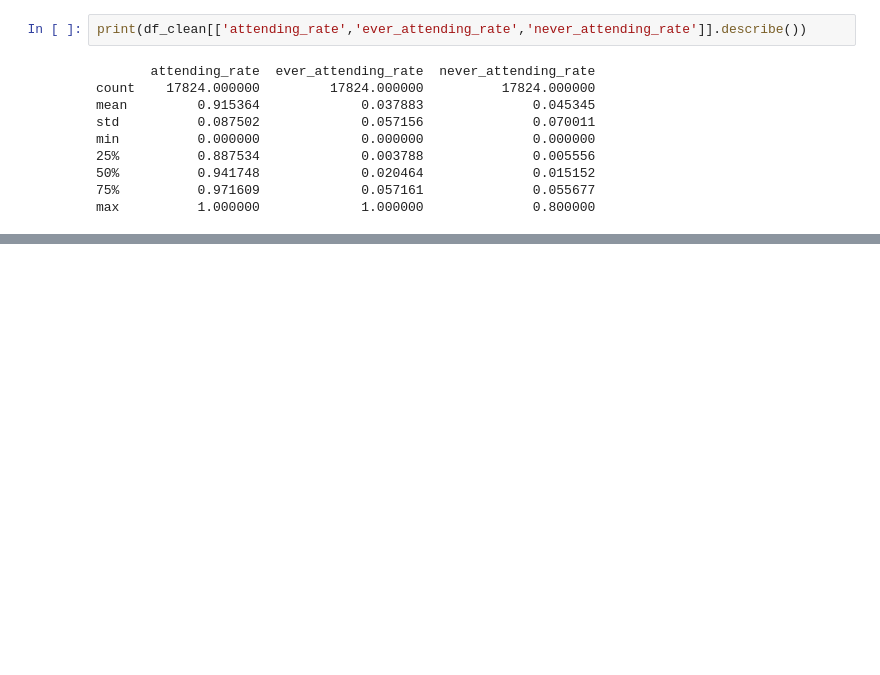
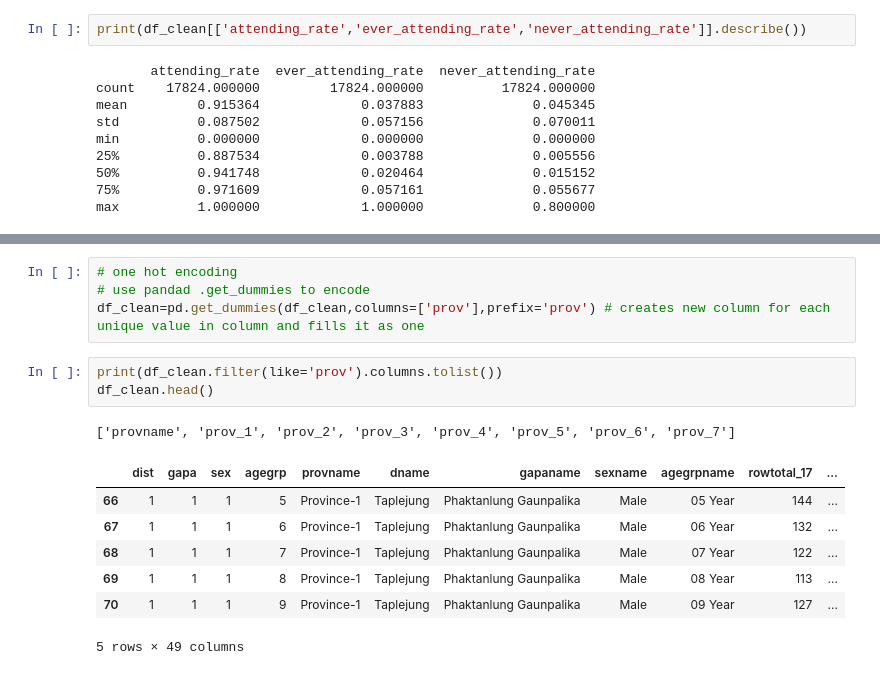
Before and after one commit to Prajit208/CSC61304-Group11-ML, a Jupyter notebook: notebooks/pre-processing.ipynb, the cells around one changed output, grey strips where cells are left out. Saved outputs shown, nothing was run; the diff lists cells and outputs as text; blank space fills up the shorter version.

Commit message:
Dropped unnecessary columns and exported final cleaned csv

```diff
--- a/notebooks/pre-processing.ipynb
+++ b/notebooks/pre-processing.ipynb
@@ -451,0 +459,16 @@ max          1.000000             1.000000              0.800000
+# %%
+# one hot encoding
+# use pandad .get_dummies to encode
+df_clean=pd.get_dummies(df_clean,columns=['prov'],prefix='prov') # creates new column for each unique value in column and fills it as one
+# %%
+print(df_clean.filter(like='prov').columns.tolist())
+df_clean.head()
+# %% [output]
+['provname', 'prov_1', 'prov_2', 'prov_3', 'prov_4', 'prov_5', 'prov_6', 'prov_7']
+|  | dist | gapa | sex | agegrp | provname | dname | gapaname | sexname | agegrpname | rowtotal_17 | ... |
+| 66 | 1 | 1 | 1 | 5 | Province-1 | Taplejung | Phaktanlung Gaunpalika | Male | 05 Year | 144 | ... |
+| 67 | 1 | 1 | 1 | 6 | Province-1 | Taplejung | Phaktanlung Gaunpalika | Male | 06 Year | 132 | ... |
+| 68 | 1 | 1 | 1 | 7 | Province-1 | Taplejung | Phaktanlung Gaunpalika | Male | 07 Year | 122 | ... |
+| 69 | 1 | 1 | 1 | 8 | Province-1 | Taplejung | Phaktanlung Gaunpalika | Male | 08 Year | 113 | ... |
+| 70 | 1 | 1 | 1 | 9 | Province-1 | Taplejung | Phaktanlung Gaunpalika | Male | 09 Year | 127 | ... |
+5 rows × 49 columns
```
Also changed, not shown: parts of 5 cells of this notebook.
